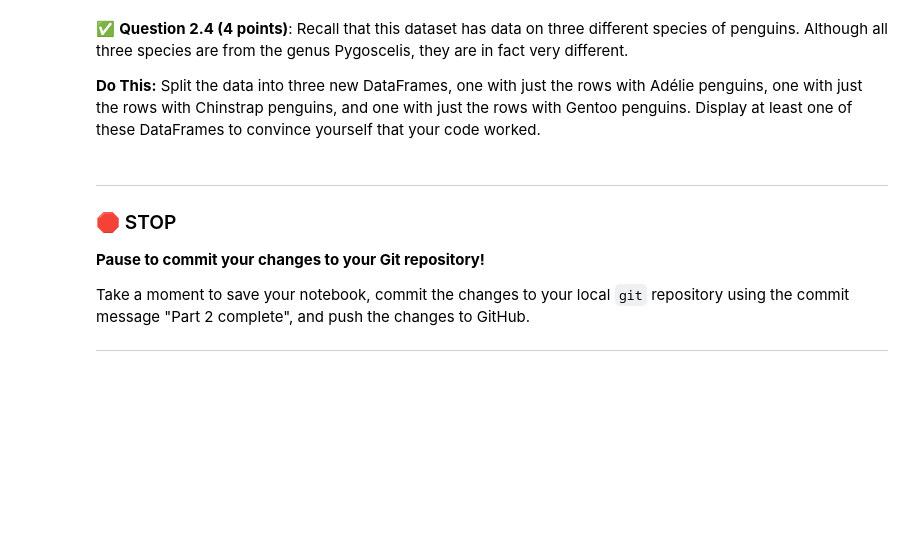
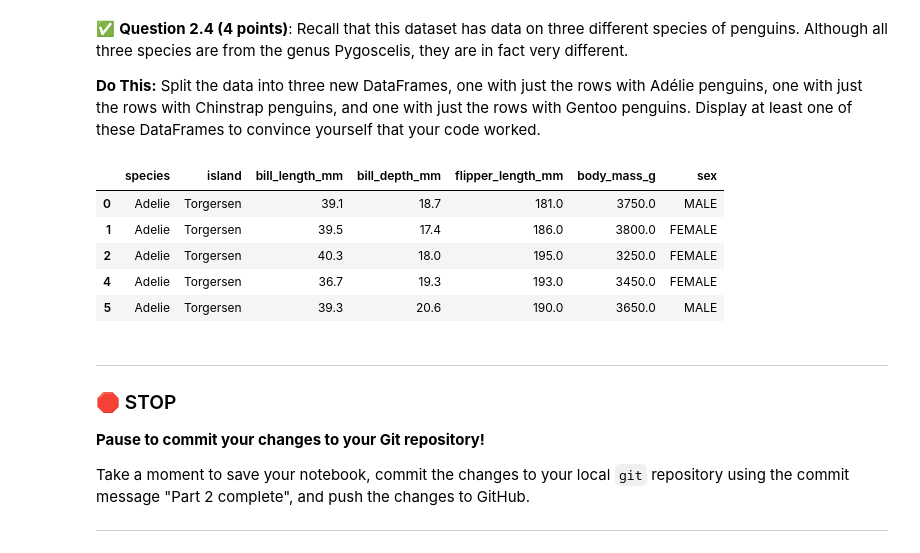
Before and after one commit to lapisphilosophorum/CMSE202-f23-turnin, a Jupyter notebook: HW-03_Regression-STUDENT.ipynb, the cells around one changed output. Cells and saved outputs as stored; diff of their text form; code cells hidden in the pictures; blank space fills up the shorter version.

```diff
--- a/HW-03_Regression-STUDENT.ipynb
+++ b/HW-03_Regression-STUDENT.ipynb
@@ -81,3 +111,15 @@ Note, that while Parts 3, 4, and 5 are designed to be workable independent of ea
+# %%
+df_adelie = df_cleaned[df_cleaned['species'] == 'Adelie']
+df_chinstrap = df_cleaned[df_cleaned['species'] == 'Chinstrap']
+df_gentoo = df_cleaned[df_cleaned['species'] == 'Gentoo']
+display(df_adelie.head())
+# %% [output]
+|  | species | island | bill_length_mm | bill_depth_mm | flipper_length_mm | body_mass_g | sex |
+| 0 | Adelie | Torgersen | 39.1 | 18.7 | 181.0 | 3750.0 | MALE |
+| 1 | Adelie | Torgersen | 39.5 | 17.4 | 186.0 | 3800.0 | FEMALE |
+| 2 | Adelie | Torgersen | 40.3 | 18.0 | 195.0 | 3250.0 | FEMALE |
+| 4 | Adelie | Torgersen | 36.7 | 19.3 | 193.0 | 3450.0 | FEMALE |
+| 5 | Adelie | Torgersen | 39.3 | 20.6 | 190.0 | 3650.0 | MALE |
 # %% [markdown]
 ---
 ### &#128721; STOP
```
Also changed, not shown: parts of 47 cells of this notebook.
